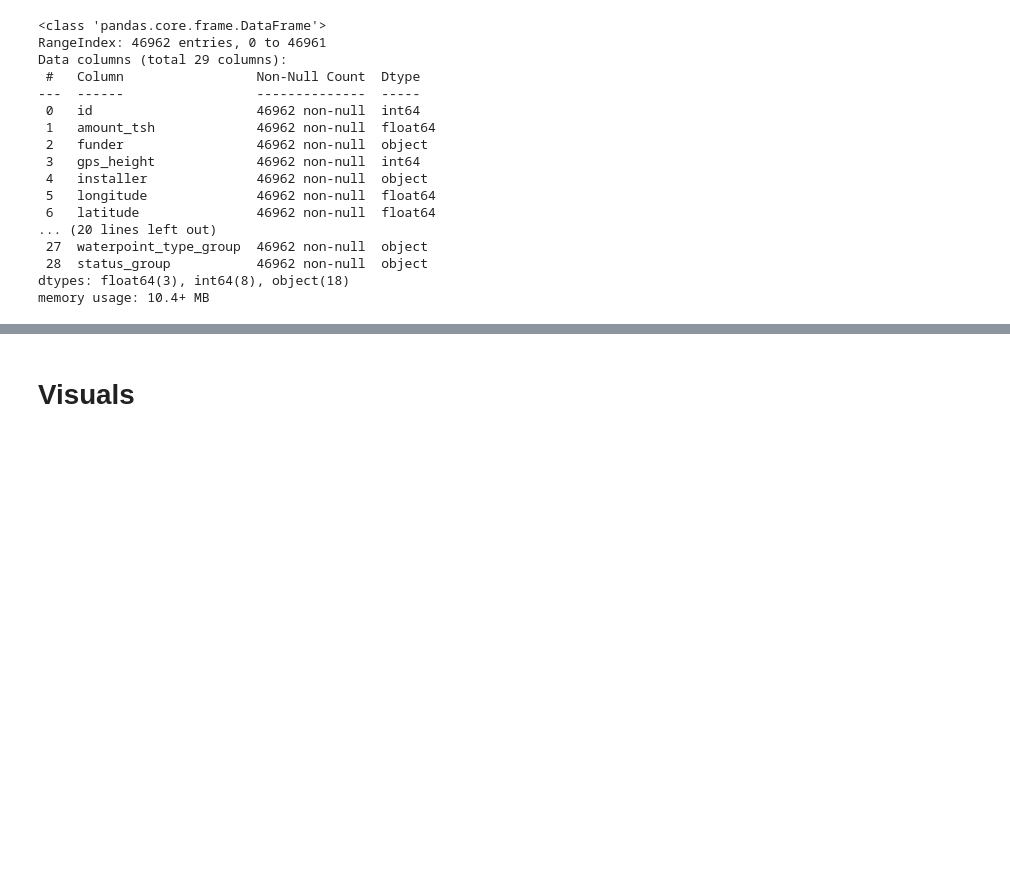
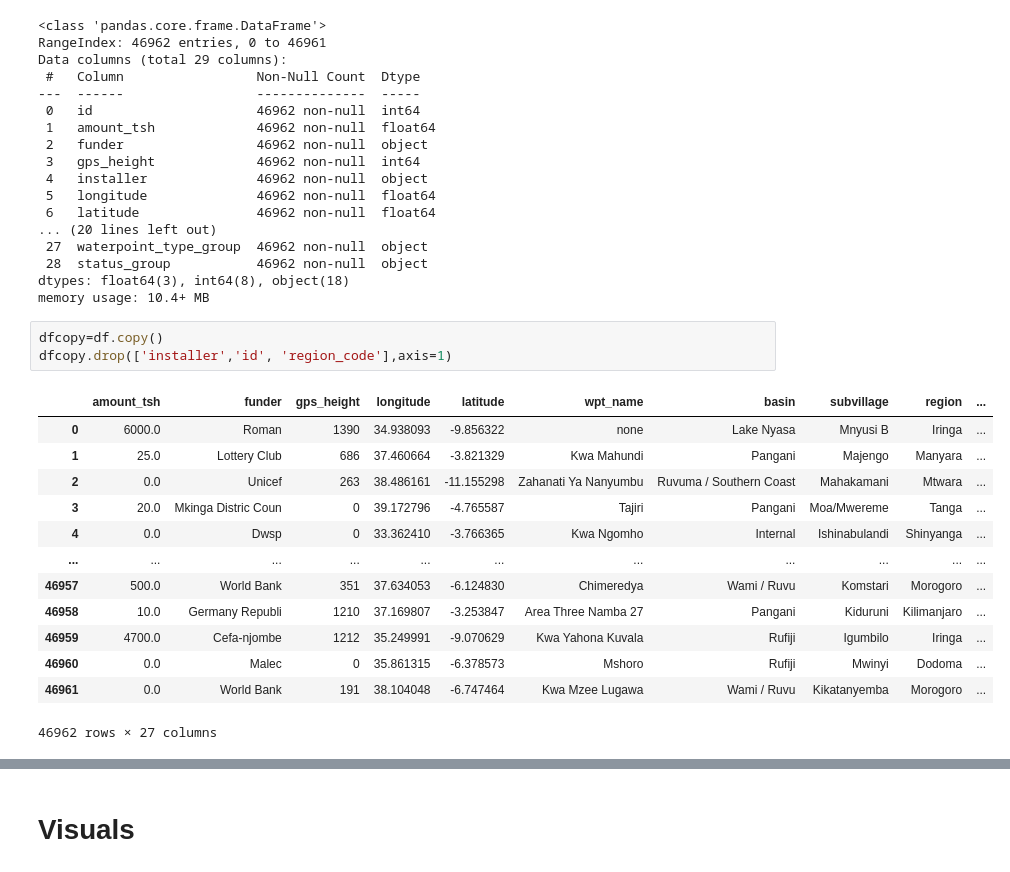
Before and after one commit to anniezhengaz/Phase3Projecct-Tanzanian_Water_Wells, a Jupyter notebook: eda-CLEAN-modeling.ipynb, the cells around one changed output, grey strips where cells are left out. Drawn from its saved outputs; the diff is of its cells as text; blank space fills up the shorter version.

```diff
--- a/eda-CLEAN-modeling.ipynb
+++ b/eda-CLEAN-modeling.ipynb
@@ -72,3 +80,20 @@ Data columns (total 29 columns):
  28  status_group           46962 non-null  object
 dtypes: float64(3), int64(8), object(18)
 memory usage: 10.4+ MB
+# %%
+dfcopy=df.copy()
+dfcopy.drop(['installer','id', 'region_code'],axis=1)
+# %% [output]
+|  | amount_tsh | funder | gps_height | longitude | latitude | wpt_name | basin | subvillage | region | ... |
+| 0 | 6000.0 | Roman | 1390 | 34.938093 | -9.856322 | none | Lake Nyasa | Mnyusi B | Iringa | ... |
+| 1 | 25.0 | Lottery Club | 686 | 37.460664 | -3.821329 | Kwa Mahundi | Pangani | Majengo | Manyara | ... |
+| 2 | 0.0 | Unicef | 263 | 38.486161 | -11.155298 | Zahanati Ya Nanyumbu | Ruvuma / Southern Coast | Mahakamani | Mtwara | ... |
+| 3 | 20.0 | Mkinga Distric Coun | 0 | 39.172796 | -4.765587 | Tajiri | Pangani | Moa/Mwereme | Tanga | ... |
+| 4 | 0.0 | Dwsp | 0 | 33.362410 | -3.766365 | Kwa Ngomho | Internal | Ishinabulandi | Shinyanga | ... |
+| ... | ... | ... | ... | ... | ... | ... | ... | ... | ... | ... |
+| 46957 | 500.0 | World Bank | 351 | 37.634053 | -6.124830 | Chimeredya | Wami / Ruvu | Komstari | Morogoro | ... |
+| 46958 | 10.0 | Germany Republi | 1210 | 37.169807 | -3.253847 | Area Three Namba 27 | Pangani | Kiduruni | Kilimanjaro | ... |
+| 46959 | 4700.0 | Cefa-njombe | 1212 | 35.249991 | -9.070629 | Kwa Yahona Kuvala | Rufiji | Igumbilo | Iringa | ... |
+| 46960 | 0.0 | Malec | 0 | 35.861315 | -6.378573 | Mshoro | Rufiji | Mwinyi | Dodoma | ... |
+| 46961 | 0.0 | World Bank | 191 | 38.104048 | -6.747464 | Kwa Mzee Lugawa | Wami / Ruvu | Kikatanyemba | Morogoro | ... |
+46962 rows × 27 columns
```
Also changed, not shown: parts of 42 cells of this notebook.
